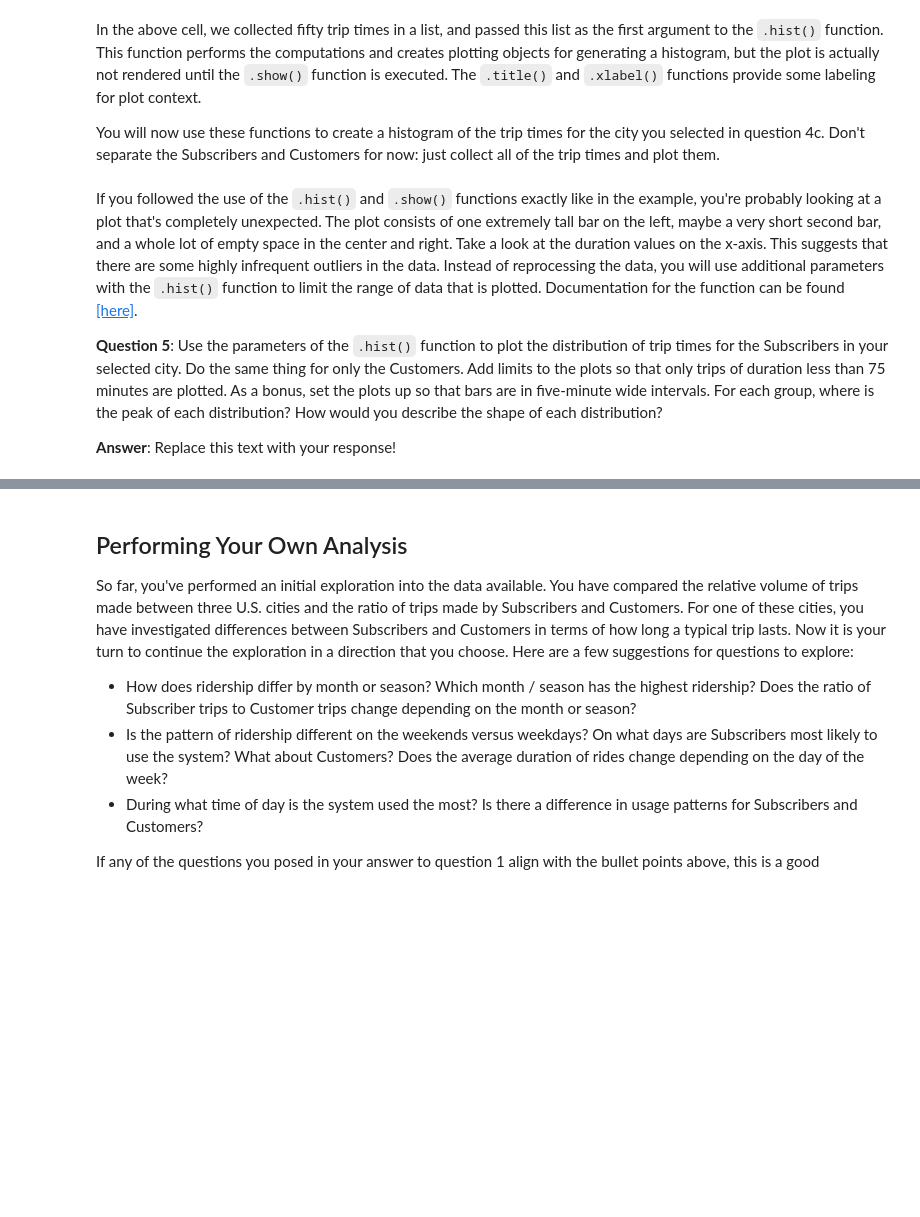
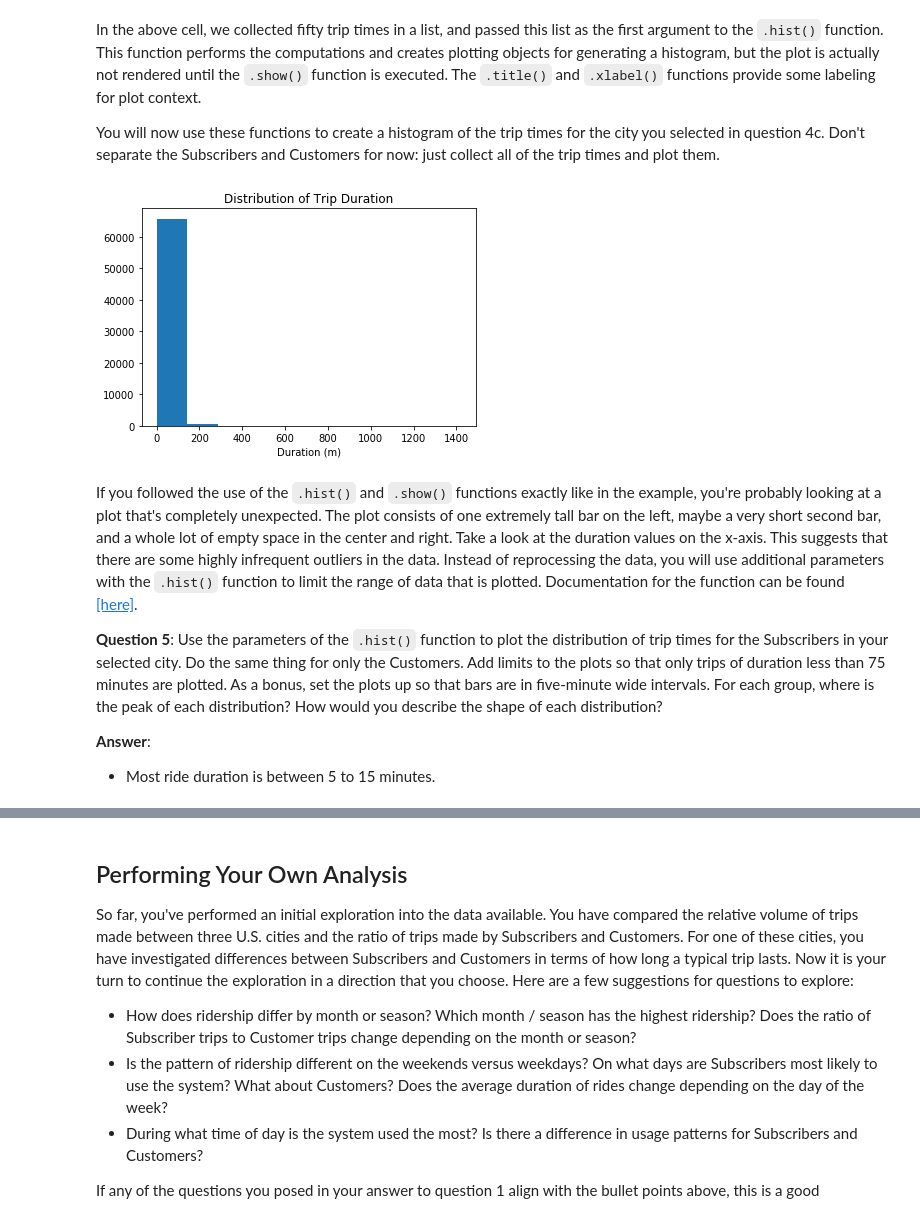
Before and after one commit to kennyklee/bike-share-analysis, a Jupyter notebook: Bike_Share_Analysis.ipynb, the cells around one changed output, grey strips where cells are left out. Cells and saved outputs as stored; diff of their text form; code cells hidden in the pictures; blank space fills up the shorter version.

```diff
--- a/Bike_Share_Analysis.ipynb
+++ b/Bike_Share_Analysis.ipynb
@@ -545,6 +578,56 @@ You will now use these functions to create a histogram of the trip times for the
+# %%
+## Use this and additional cells to collect all of the trip times as a list ##
+## and then use pyplot functions to generate a histogram of trip times.     ##
+
+def retrieve_fileColumn_to_list(filename, city, columnName, userType = None):
+    """
+    This function reads in a file with trip data and outputs a column to a list.
+    Optionally, 4th argument can be passed to specify the user type ('Subscriber' or 'Customer').
+    """
+    with open(filename, 'r') as f_in:
+        # set up csv reader object
+        reader = csv.DictReader(f_in)
+
+        column_list = []
+
+        if userType:
+            for row in reader:
+                if row['user_type'] == userType:
+                    if columnName == 'duration':
+                        column_list.append(float(row[columnName]))
+                    elif columnName == 'month' or columnName == 'hour':
+                        column_list.append(int(row[columnName]))
+                    else:
+                        column_list.append(row[columnName])
+            return column_list
+        else:
+            for row in reader:
+                if columnName == 'duration':
+                    column_list.append(float(row[columnName]))
+                elif columnName == 'month' or columnName == 'hour':
+                    column_list.append(int(row[columnName]))
+                else:
+                    column_list.append(row[columnName])
+            return column_list
+
+data_file = {'Washington': './data/Washington-2016-Summary.csv'}
+
+avg_trip = []
+
+for datum in data_file:
+    avg_trip += retrieve_fileColumn_to_list(data_file[datum], datum, 'duration')
+
+plt.hist(avg_trip)
+plt.title('Distribution of Trip Duration')
+plt.xlabel('Duration (m)')
+plt.show()
+# %% [output]
+[figure, added]
 # %% [markdown]
 If you followed the use of the `.hist()` and `.show()` functions exactly like in the example, you're probably looking at a plot that's completely unexpected. The plot consists of one extremely tall bar on the left, maybe a very short second bar, and a whole lot of empty space in the center and right. Take a look at the duration values on the x-axis. This suggests that there are some highly infrequent outliers in the data. Instead of reprocessing the data, you will use additional parameters with the `.hist()` function to limit the range of data that is plotted. Documentation for the function can be found [[here]](https://matplotlib.org/devdocs/api/_as_gen/matplotlib.pyplot.hist.html#matplotlib.pyplot.hist).
 
 **Question 5**: Use the parameters of the `.hist()` function to plot the distribution of trip times for the Subscribers in your selected city. Do the same thing for only the Customers. Add limits to the plots so that only trips of duration less than 75 minutes are plotted. As a bonus, set the plots up so that bars are in five-minute wide intervals. For each group, where is the peak of each distribution? How would you describe the shape of each distribution?
 
-**Answer**: Replace this text with your response!
+**Answer**:
+
+* Most ride duration is between 5 to 15 minutes.
```
Also changed, not shown: parts of 7 cells of this notebook.
